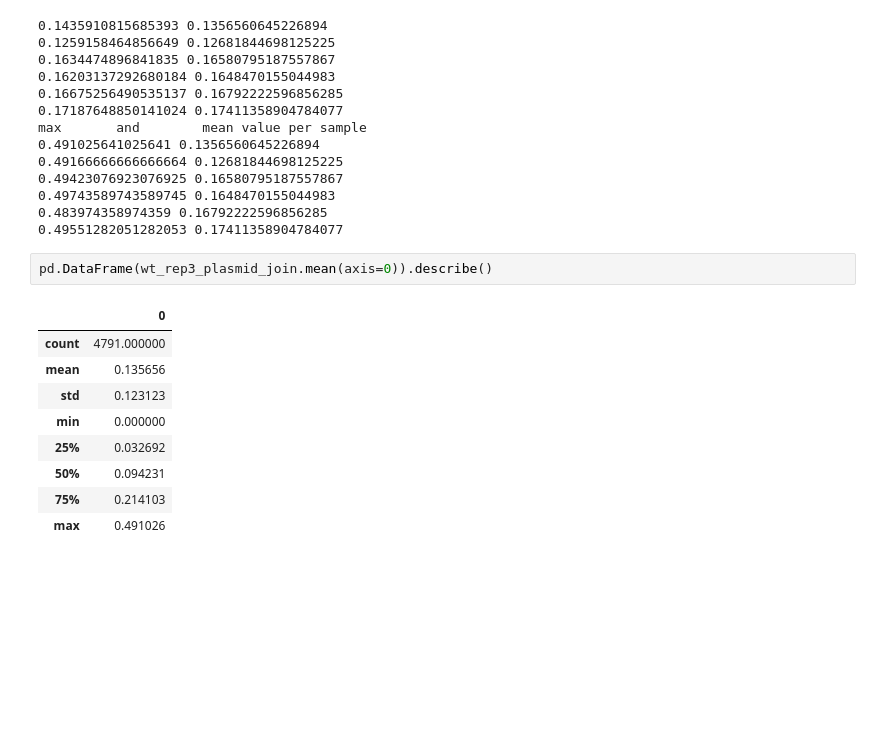
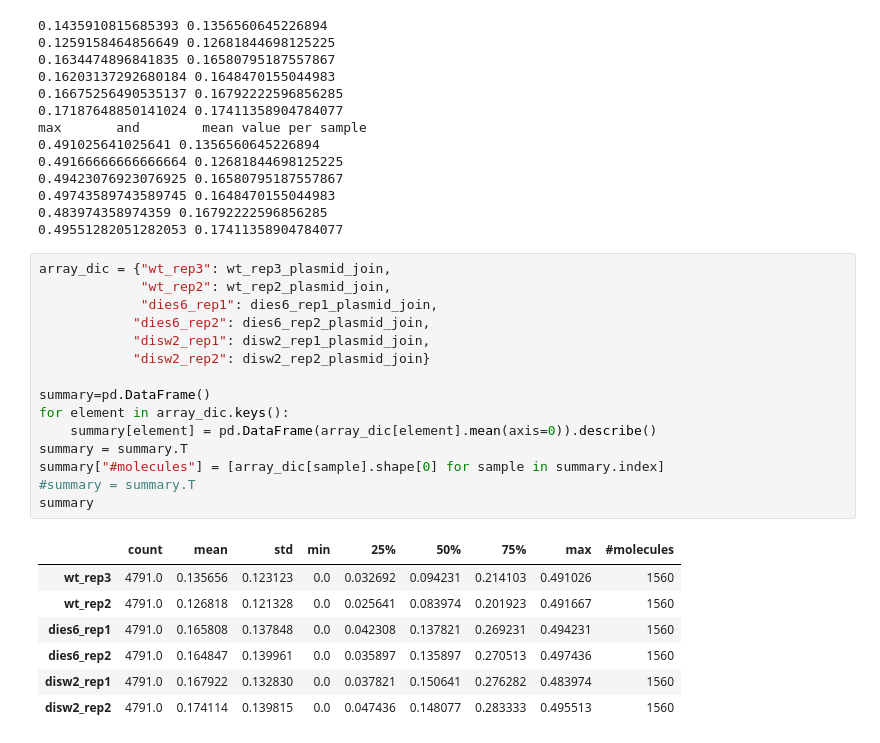
Before and after one commit to KarolineHoller/nanopore_methylation, a Jupyter notebook: plasmid_normalisation_20220630.ipynb, the cells around one changed output. Cells and saved outputs as stored; diff of their text form; blank space fills up the shorter version.

Commit message:
changed summary fun

```diff
--- a/plasmid_normalisation_20220630.ipynb
+++ b/plasmid_normalisation_20220630.ipynb
@@ -178,17 +162,28 @@ max       and        mean value per sample
 0.49743589743589745 0.1648470155044983
 0.483974358974359 0.16792222596856285
 0.49551282051282053 0.17411358904784077
-# %%
-pd.DataFrame(wt_rep3_plasmid_join.mean(axis=0)).describe()
-# %% [output]
-|  | 0 |
-| count | 4791.000000 |
-| mean | 0.135656 |
-| std | 0.123123 |
-| min | 0.000000 |
-| 25% | 0.032692 |
-| 50% | 0.094231 |
-| 75% | 0.214103 |
-| max | 0.491026 |
+# %%
+array_dic = {"wt_rep3": wt_rep3_plasmid_join,
+             "wt_rep2": wt_rep2_plasmid_join,
+             "dies6_rep1": dies6_rep1_plasmid_join,
+            "dies6_rep2": dies6_rep2_plasmid_join,
+            "disw2_rep1": disw2_rep1_plasmid_join,
+            "disw2_rep2": disw2_rep2_plasmid_join}
+
+summary=pd.DataFrame()
+for element in array_dic.keys():
+    summary[element] = pd.DataFrame(array_dic[element].mean(axis=0)).describe()
+summary = summary.T
+summary["#molecules"] = [array_dic[sample].shape[0] for sample in summary.index]
+#summary = summary.T
+summary
+# %% [output]
+|  | count | mean | std | min | 25% | 50% | 75% | max | #molecules |
+| wt_rep3 | 4791.0 | 0.135656 | 0.123123 | 0.0 | 0.032692 | 0.094231 | 0.214103 | 0.491026 | 1560 |
+| wt_rep2 | 4791.0 | 0.126818 | 0.121328 | 0.0 | 0.025641 | 0.083974 | 0.201923 | 0.491667 | 1560 |
+| dies6_rep1 | 4791.0 | 0.165808 | 0.137848 | 0.0 | 0.042308 | 0.137821 | 0.269231 | 0.494231 | 1560 |
+| dies6_rep2 | 4791.0 | 0.164847 | 0.139961 | 0.0 | 0.035897 | 0.135897 | 0.270513 | 0.497436 | 1560 |
+| disw2_rep1 | 4791.0 | 0.167922 | 0.132830 | 0.0 | 0.037821 | 0.150641 | 0.276282 | 0.483974 | 1560 |
+| disw2_rep2 | 4791.0 | 0.174114 | 0.139815 | 0.0 | 0.047436 | 0.148077 | 0.283333 | 0.495513 | 1560 |
 # %%
 #assess the effect of normalization:
```
Also changed, not shown: parts of 4 cells of this notebook.
